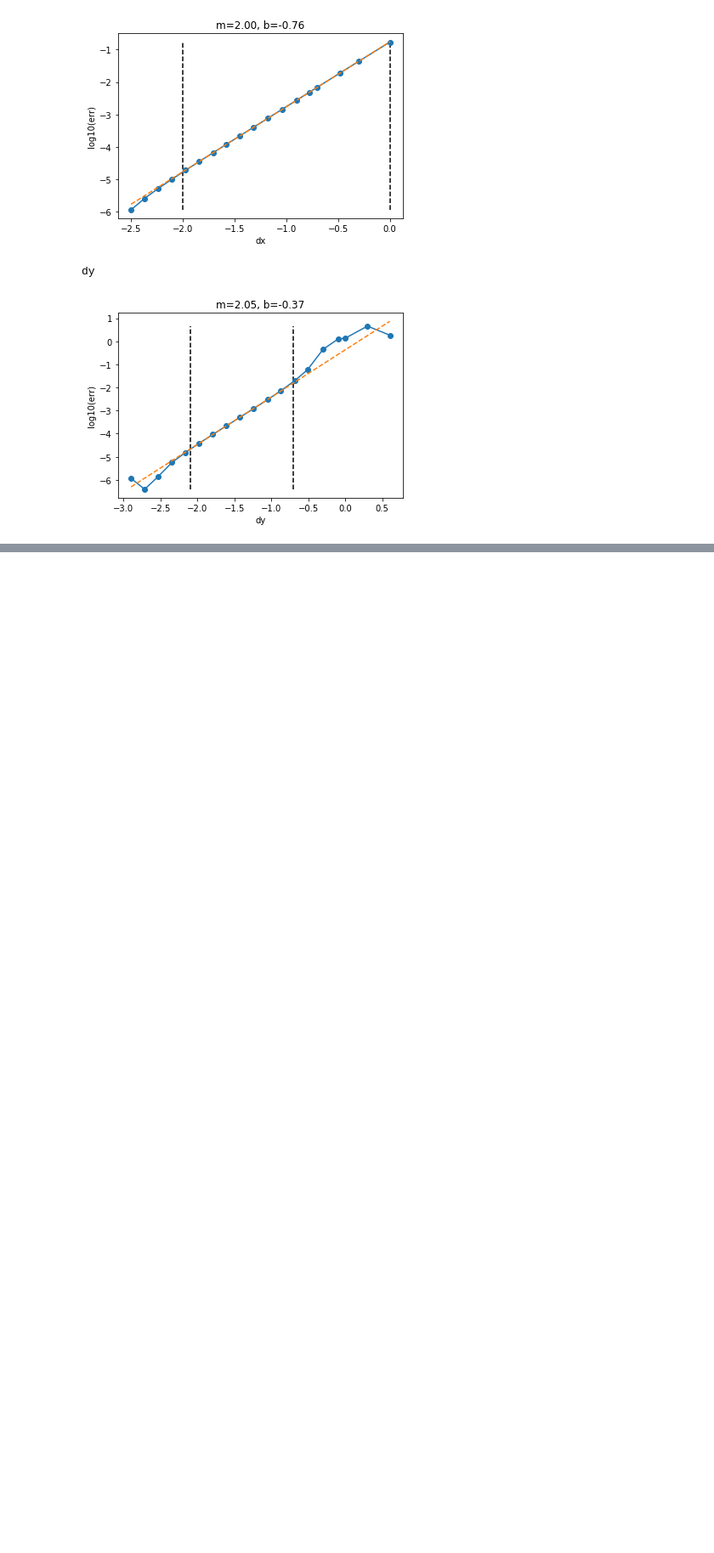
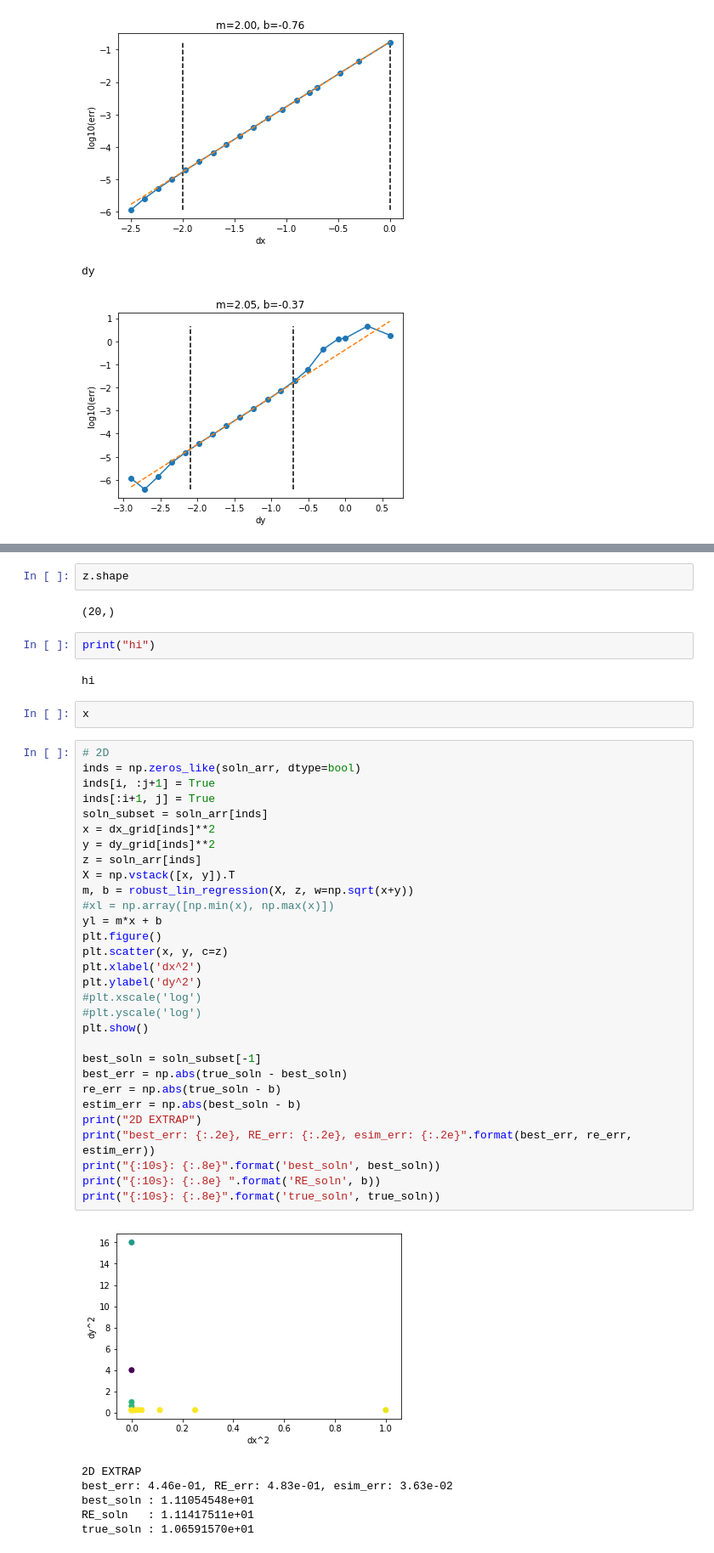
Before and after one commit to OliverEvans96/kelp, a Jupyter notebook: code/python/ConvergenceOrderTest.ipynb, the cells around one changed output, grey strips where cells are left out. Shown at 85% size. Drawn from its saved outputs; the diff is of its cells as text; blank space fills up the shorter version.

```diff
--- a/code/python/ConvergenceOrderTest.ipynb
+++ b/code/python/ConvergenceOrderTest.ipynb
@@ -149,0 +378,47 @@ dy
+# %%
+z.shape
+# %% [output]
+(20,)
+# %%
+print("hi")
+# %% [output]
+hi
+# %%
+x
+# %%
+# 2D
+inds = np.zeros_like(soln_arr, dtype=bool)
+inds[i, :j+1] = True
+inds[:i+1, j] = True
+soln_subset = soln_arr[inds]
+x = dx_grid[inds]**2
+y = dy_grid[inds]**2
+z = soln_arr[inds]
+X = np.vstack([x, y]).T
+m, b = robust_lin_regression(X, z, w=np.sqrt(x+y))
+#xl = np.array([np.min(x), np.max(x)])
+yl = m*x + b
+plt.figure()
+plt.scatter(x, y, c=z)
+plt.xlabel('dx^2')
+plt.ylabel('dy^2')
+#plt.xscale('log')
+#plt.yscale('log')
+plt.show()
+
+best_soln = soln_subset[-1]
+best_err = np.abs(true_soln - best_soln)
+re_err = np.abs(true_soln - b)
+estim_err = np.abs(best_soln - b)
+print("2D EXTRAP")
+print("best_err: {:.2e}, RE_err: {:.2e}, esim_err: {:.2e}".format(best_err, re_err, estim_err))
+print("{:10s}: {:.8e}".format('best_soln', best_soln))
+print("{:10s}: {:.8e} ".format('RE_soln', b))
+print("{:10s}: {:.8e}".format('true_soln', true_soln))
+# %% [output]
+[figure, added]
+2D EXTRAP
+best_err: 4.46e-01, RE_err: 4.83e-01, esim_err: 3.63e-02
+best_soln : 1.11054548e+01
+RE_soln   : 1.11417511e+01
+true_soln : 1.06591570e+01
```
Also changed, not shown: parts of 18 cells of this notebook, 9 other files.
